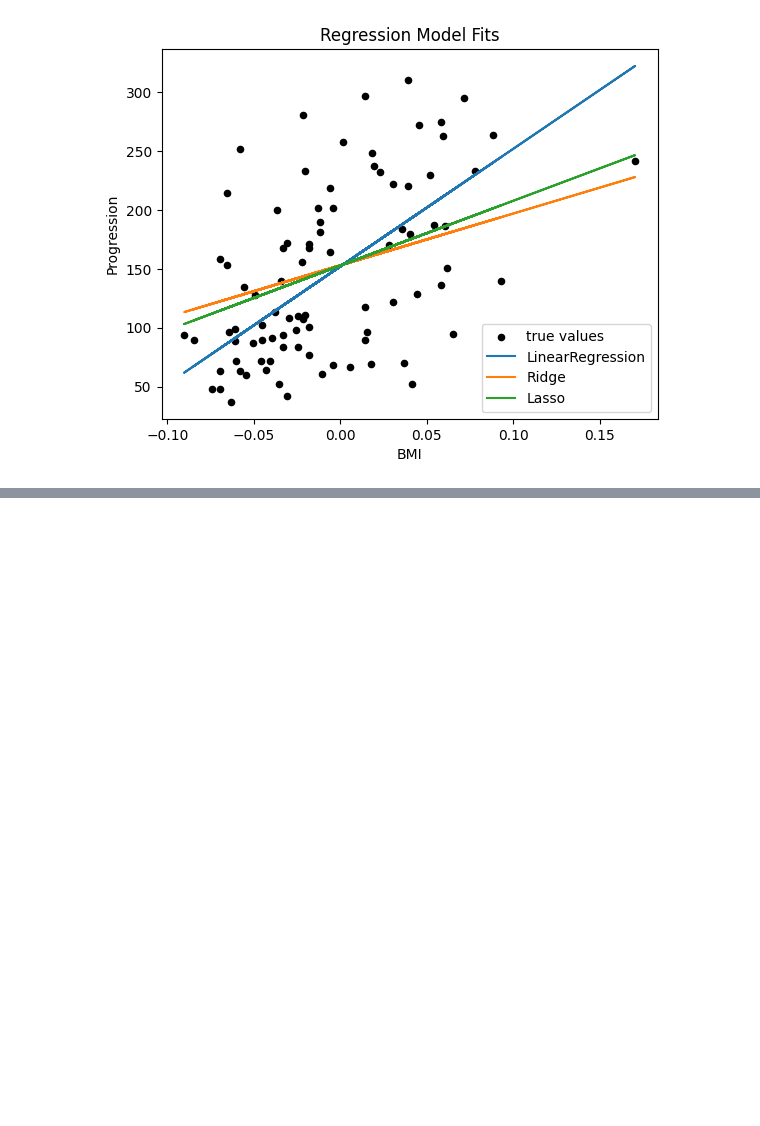
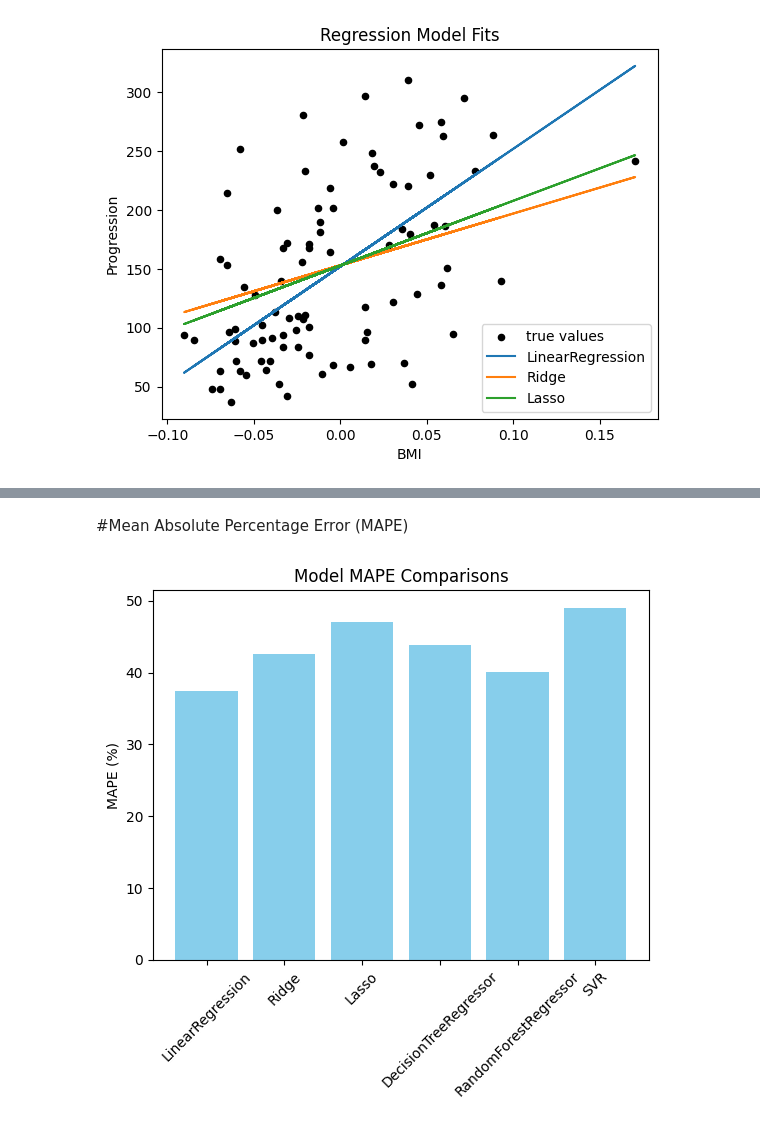
Before and after one commit to Kei300/IA-Python-Libraries-Statistics, a Jupyter notebook: MSE.ipynb, the cells around one changed output, grey strips where cells are left out. Drawn from its saved outputs; the diff is of its cells as text; code cells hidden in the pictures; blank space fills up the shorter version.

```diff
--- a/MSE.ipynb
+++ b/MSE.ipynb
@@ -77,0 +157,51 @@ Lasso MAE: 54.28
+# %% [markdown]
+#Mean Absolute Percentage Error (MAPE)
+# %%
+from sklearn.datasets import load_diabetes
+diabetes = load_diabetes()
+X = diabetes.data
+y = diabetes.target
+from sklearn.model_selection import train_test_split
+from sklearn.linear_model import LinearRegression, Ridge, Lasso
+from sklearn.tree import DecisionTreeRegressor
+from sklearn.ensemble import RandomForestRegressor
+from sklearn.svm import SVR
+import numpy as np
+import matplotlib.pyplot as plt
+
+X_train, X_test, y_train, y_test = train_test_split(
+    X, y, test_size=0.2, random_state=42
+    )
+
+#MAPE function
+def mean_absolute_percentage_error(y_true, y_pred):
+    y_true, y_pred = np.array(y_true), np.array(y_pred)
+    non_zero_indices = y_true != 0
+    return np.mean(np.abs((y_true [non_zero_indices] - y_pred[non_zero_indices]) / y_true[non_zero_indices])) *100
+
+models = {
+    "LinearRegression": LinearRegression(),
+    "Ridge": Ridge(),
+    "Lasso": Lasso(),
+    "DecisionTreeRegressor": DecisionTreeRegressor(),
+    "RandomForestRegressor": RandomForestRegressor(),
+    "SVR": SVR(
+    )
+}
+
+mape_scores = []
+
+for name, model in models.items():
+    model.fit(X_train, y_train)
+    predictions = model.predict(X_test)
+    mape = mean_absolute_percentage_error(y_test, predictions)
+    mape_scores.append((name, mape))
+
+names, scores = zip(*mape_scores)
+plt.bar(names, scores, color='skyblue')
+plt.ylabel("MAPE (%)")
+plt.title("Model MAPE Comparisons")
+plt.xticks(rotation=45)
+plt.show()
+# %% [output]
+[figure, added]
```
Also changed, not shown: parts of 7 cells of this notebook.
